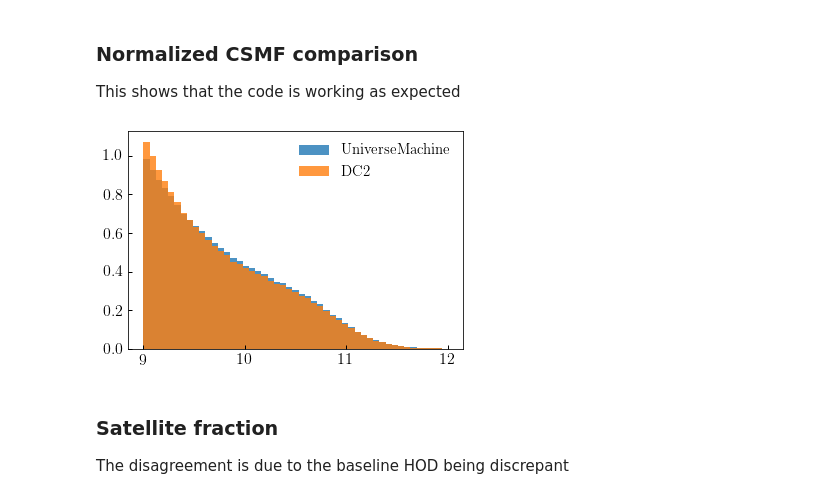
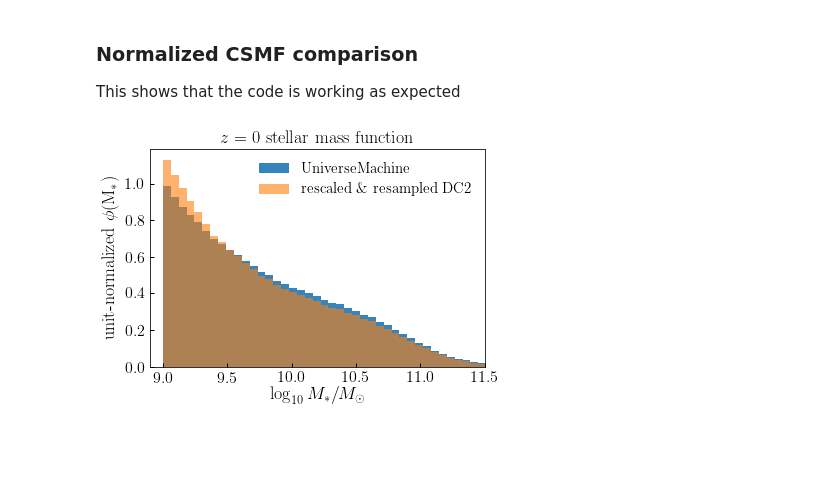
Before and after one commit to dkorytov/rescale_dc2, a Jupyter notebook: notebooks/csmf_resampling_mstar.ipynb, the cells around one changed output. Drawn from its saved outputs; the diff is of its cells as text; code cells hidden in the pictures; blank space fills up the shorter version.

Commit message:
Added renormalize_csmf function to improve the satellite fraction

```diff
--- a/notebooks/csmf_resampling_mstar.ipynb
+++ b/notebooks/csmf_resampling_mstar.ipynb
@@ -50,6 +50,17 @@ protoDC2_z0['rescaled_mstar'] = rescale_stellar_mass_to_match_unnormalized_sourc
             source_galaxy_stellar_mass, target_galaxy_property,
             source_galaxy_is_central, target_galaxy_is_central,
             source_bin_numbers, target_bin_numbers)
+# %%
+from rescale_dc2.csmf_resampling import renormalize_csmf
+
+source_host_halo_id = umachine_z0['hostid']
+target_host_halo_id = protoDC2_z0['hostIndex']
+
+indices = renormalize_csmf(source_galaxy_is_central, target_galaxy_is_central,
+            source_bin_numbers, target_bin_numbers,
+            source_host_halo_id, target_host_halo_id)
+
+dc2 = protoDC2_z0[indices]
 # %% [markdown]
 ### Normalized CSMF comparison
 
@@ -57,18 +68,23 @@ This shows that the code is working as expected
 # %%
 fig, ax = plt.subplots(1, 1)
 
 logsm_bins=np.linspace(9, 12, 50)
+xlim = ax.set_xlim(8.9, 11.5)
+__=ax.hist(np.log10(umachine_z0['obs_sm']), bins=logsm_bins, normed=True,
+          alpha=0.9, label=r'${\rm UniverseMachine}$')
 
-__=ax.hist(np.log10(umachine_z0['obs_sm']), bins=logsm_bins, normed=True,
-          alpha=0.8, label=r'${\rm UniverseMachine}$')
+# __=ax.hist(np.log10(protoDC2_z0['rescaled_mstar']), bins=logsm_bins, normed=True,
+#           alpha=0.7, label=r'${\rm rescaled\ DC2}$')
 
-__=ax.hist(np.log10(protoDC2_z0['rescaled_mstar']), bins=logsm_bins, normed=True,
-          alpha=0.8, label=r'${\rm DC2}$')
+# __=ax.hist(np.log10(protoDC2_z0['totalMassStellar']), bins=logsm_bins, normed=True,
+#           alpha=0.6, label=r'${\rm proto}$-${\rm DC2}$')
 
+__=ax.hist(np.log10(dc2['rescaled_mstar']), bins=logsm_bins, normed=True,
+          alpha=0.6, label=r'${\rm rescaled\ \&\ resampled\ DC2}$')
+
+title = ax.set_title(r'$z=0\ {\rm stellar\ mass\ function}$')
+xlabel = ax.set_xlabel(r'$\log_{10} M_{\ast}/M_{\odot}$')
+ylabel = ax.set_ylabel(r'${\rm unit}$-${\rm normalized\ \phi(M_{\ast})}$')
 legend = ax.legend()
 # %% [output]
-[figure, old version]
+[figure, new version]
-# %% [markdown]
-### Satellite fraction
-
-The disagreement is due to the baseline HOD being discrepant
```
Also changed, not shown: parts of 5 cells of this notebook, 1 other file.
